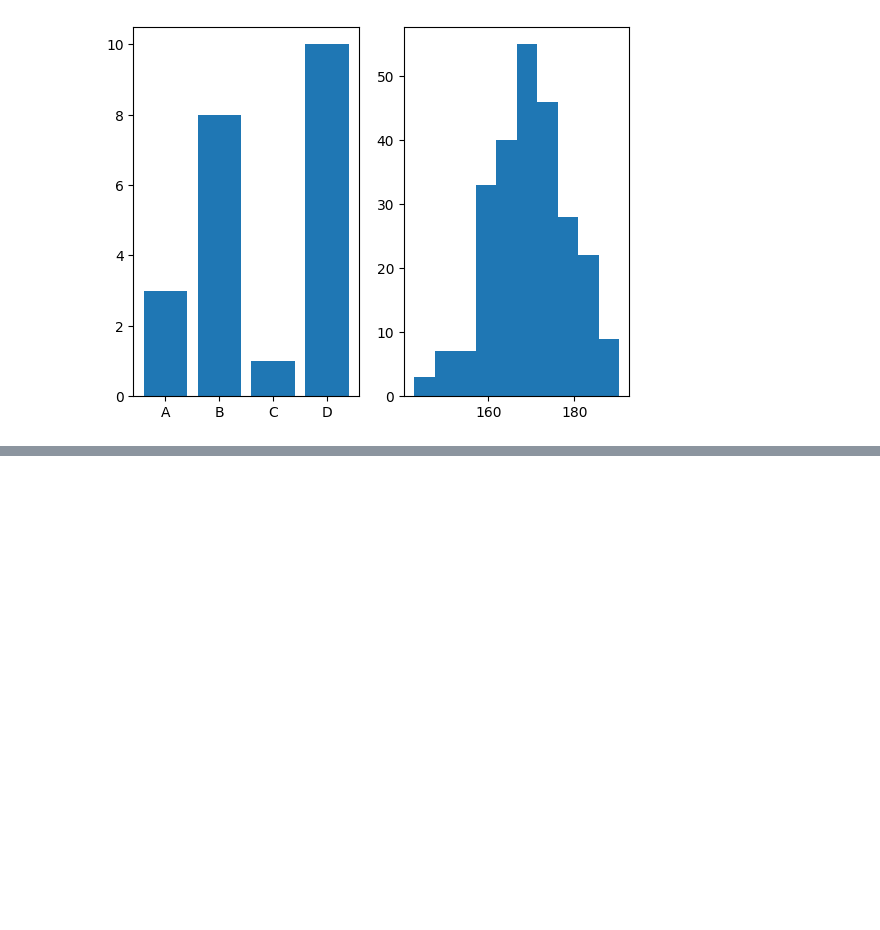
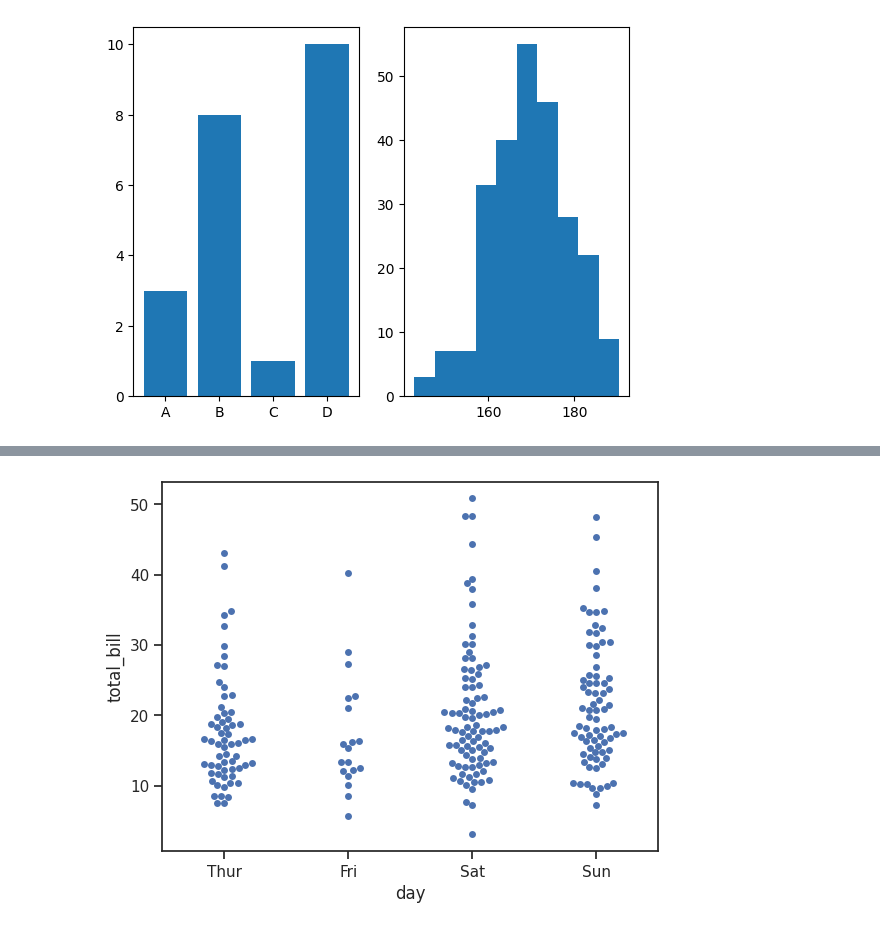
Before and after one commit to Gouri-Nandana11/MCA, a Jupyter notebook: Datascience.ipynb, the cells around one changed output, grey strips where cells are left out. Saved outputs shown, nothing was run; the diff lists cells and outputs as text; code cells hidden in the pictures; blank space fills up the shorter version.

```diff
--- a/Datascience.ipynb
+++ b/Datascience.ipynb
@@ -162,0 +193,5 @@ plt.show()
+# %%
+sns.swarmplot(x="day", y="total_bill", data=tips)
+plt.show()
+# %% [output]
+[figure, added]
```
Also changed, not shown: parts of 6 cells of this notebook.
